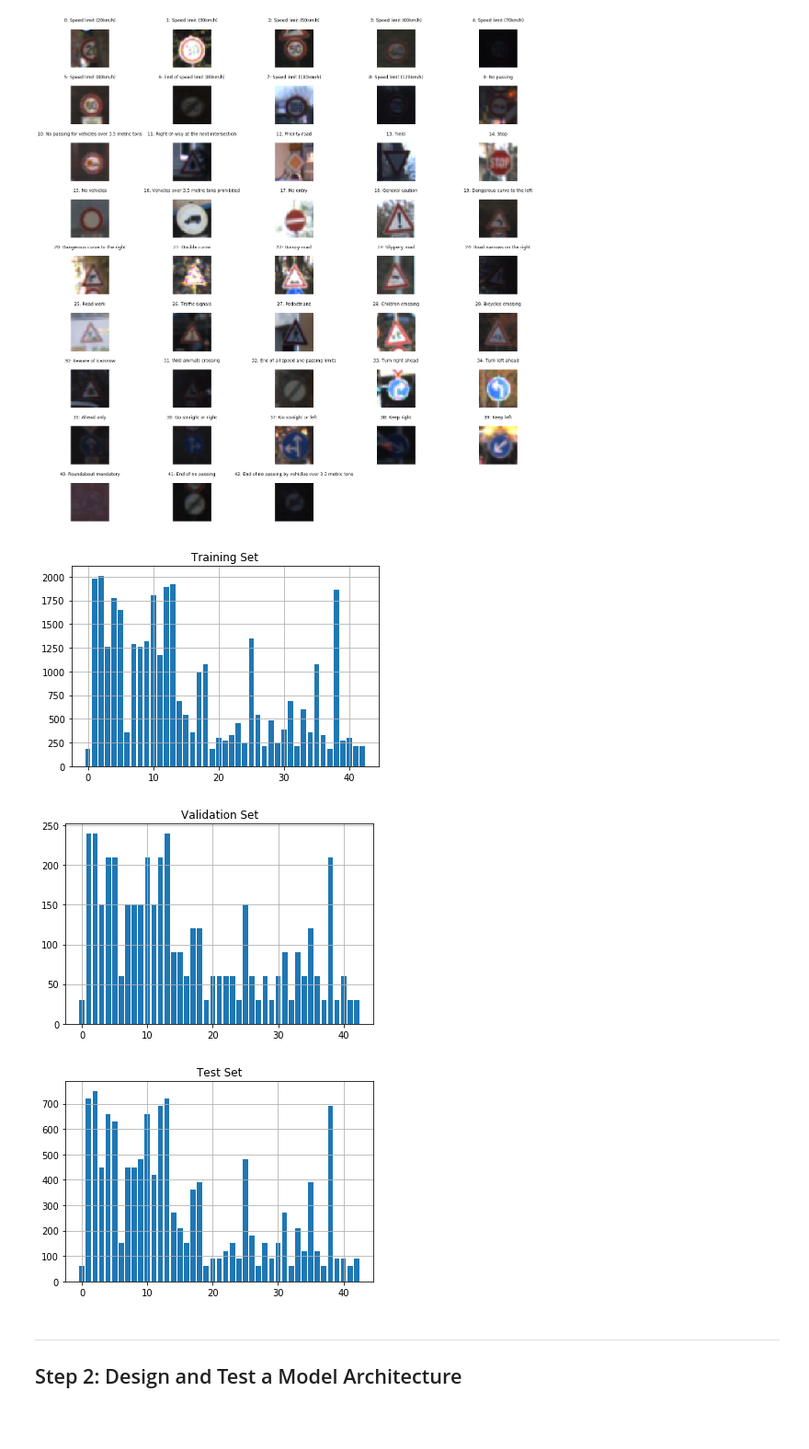
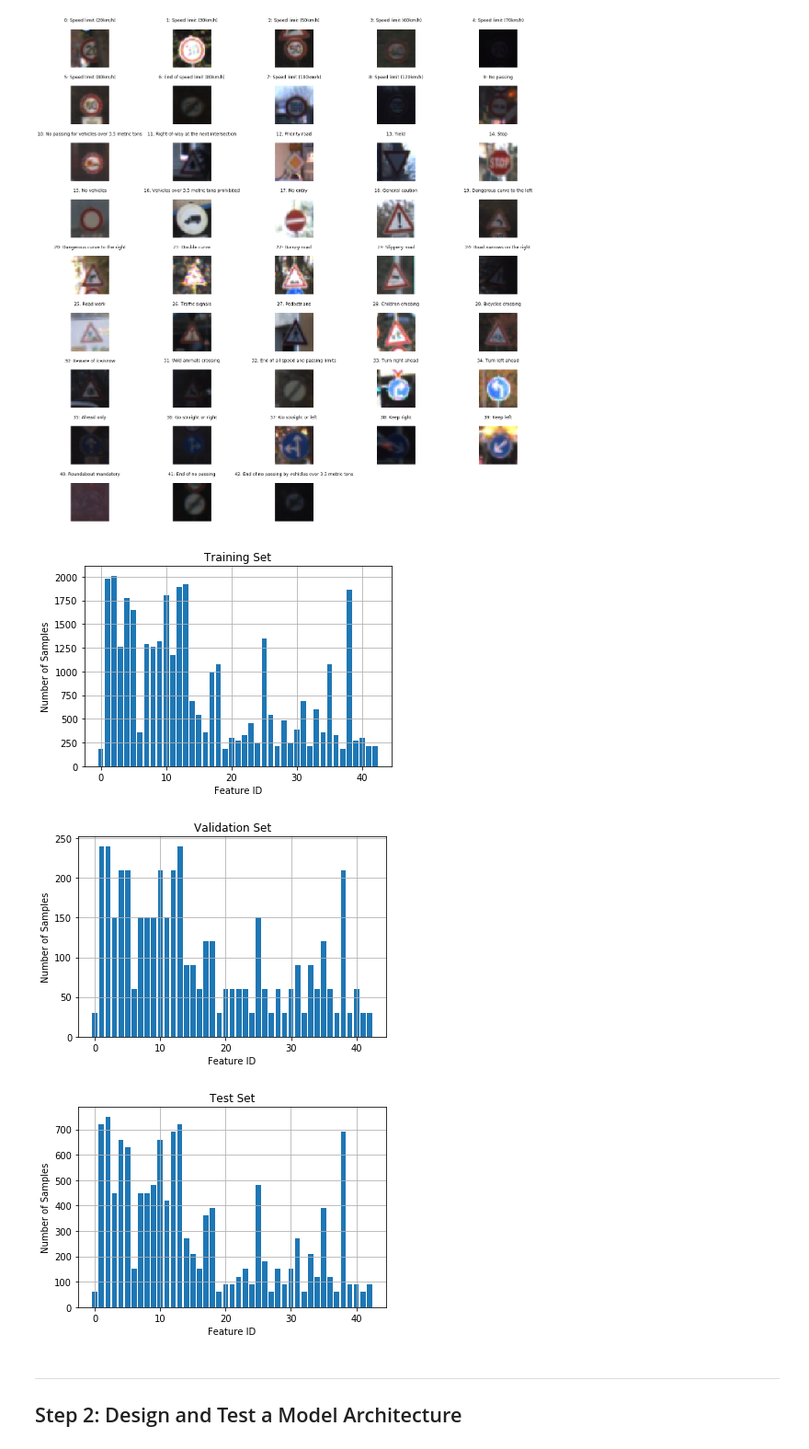
Before and after one commit to sheayun-kmu/CarND-Traffic-Sign-Classifier-Project, a Jupyter notebook: Traffic_Sign_Classifier.ipynb, the cells around one changed output. Shown at 92% size. Saved outputs shown, nothing was run; the diff lists cells and outputs as text; code cells hidden in the pictures; blank space fills up the shorter version.

```diff
--- a/Traffic_Sign_Classifier.ipynb
+++ b/Traffic_Sign_Classifier.ipynb
@@ -128,25 +128,31 @@ for i in range(n_cols * n_rows):
 # %%
 u, c = np.unique(y_train, return_counts=True)
 plt.bar(u, c)
 plt.grid()
 plt.title('Training Set')
+plt.xlabel('Feature ID')
+plt.ylabel('Number of Samples')
 plt.show()
 
 u, c = np.unique(y_valid, return_counts=True)
 plt.bar(u, c)
 plt.grid()
 plt.title('Validation Set')
+plt.xlabel('Feature ID')
+plt.ylabel('Number of Samples')
 plt.show()
 
 u, c = np.unique(y_test, return_counts=True)
 plt.bar(u, c)
 plt.grid()
 plt.title('Test Set')
+plt.xlabel('Feature ID')
+plt.ylabel('Number of Samples')
 plt.show()
 # %% [output]
-[figure, old version]
+[figure, new version]
-[figure, old version]
+[figure, new version]
-[figure, old version]
+[figure, new version]
 # %% [markdown]
 ----
 
```
Also changed, not shown: parts of 1 cell of this notebook, 2 other files.
